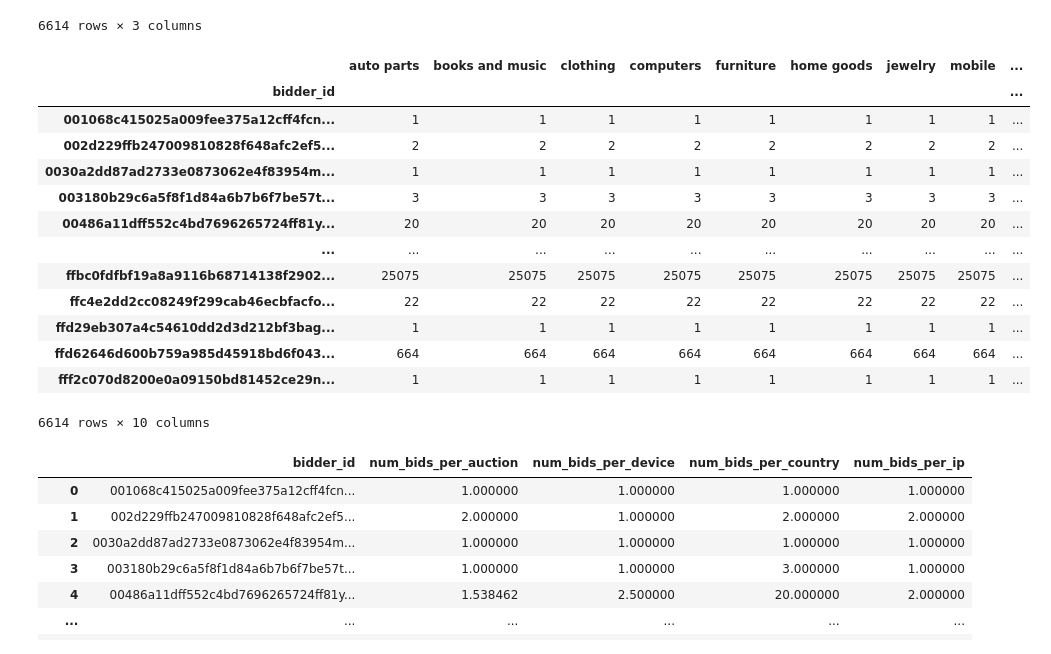
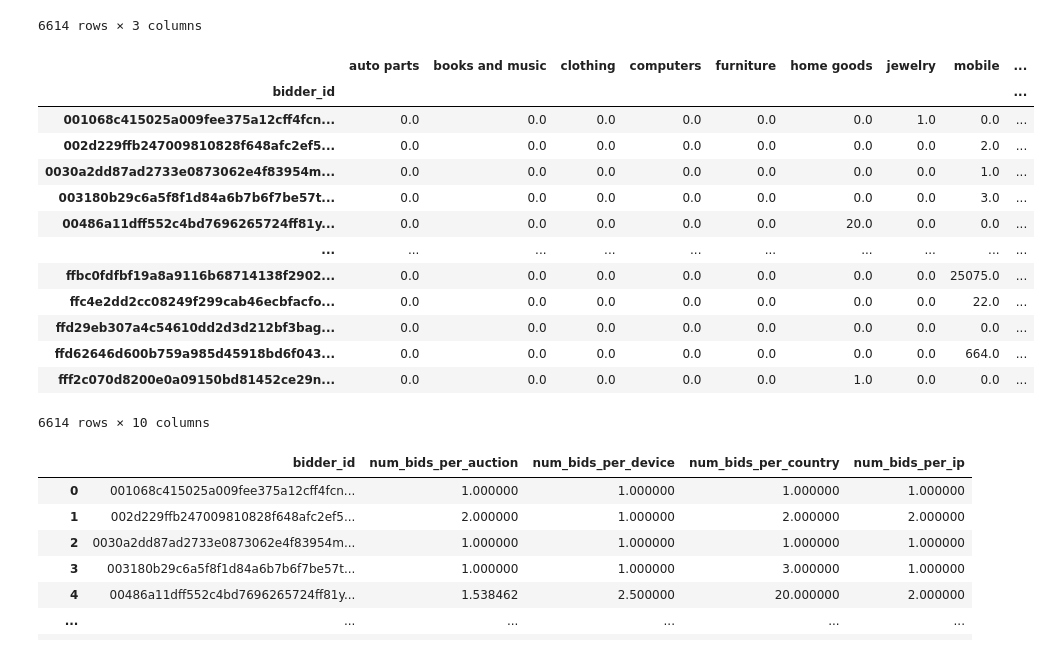
Before and after one commit to H-o-R/human_or_robot, a Jupyter notebook: ML Project-WQ.ipynb, the cells around one changed output. Cells and saved outputs as stored; diff of their text form; code cells hidden in the pictures.

```diff
--- a/ML Project-WQ.ipynb
+++ b/ML Project-WQ.ipynb
@@ -245,30 +354,30 @@ total_inst_resp
 # %%
 # one-hot encoding merchandise - working
 one_hot = pd.get_dummies(bids_df['merchandise'])
 one_hot_df = bids_df.join(one_hot)
 one_hot_df = one_hot_df.drop('merchandise', axis=1)
 # one_hot_df = one_hot_df.join(one_hot)
 # one_hot_df = one_hot_df.rename(columns={1.0:'merchandise=1.0',2.0:'merchandise=2.0'})
 one_hot_df.set_index("bidder_id", inplace=True)
 one_hot_df = one_hot_df[['auto parts', 'books and music', 'clothing', 'computers',
        'furniture', 'home goods', 'jewelry', 'mobile', 'office equipment',
        'sporting goods']]
-one_hot_df = one_hot_df.groupby("bidder_id").count()
+one_hot_df = one_hot_df.groupby("bidder_id").sum()
 one_hot_df
 # %% [output]
 |  | auto parts | books and music | clothing | computers | furniture | home goods | jewelry | mobile | ... |
 | bidder_id |  |  |  |  |  |  |  |  | ... |
-| 001068c415025a009fee375a12cff4fcn... | 1 | 1 | 1 | 1 | 1 | 1 | 1 | 1 | ... |
-| 002d229ffb247009810828f648afc2ef5... | 2 | 2 | 2 | 2 | 2 | 2 | 2 | 2 | ... |
-| 0030a2dd87ad2733e0873062e4f83954m... | 1 | 1 | 1 | 1 | 1 | 1 | 1 | 1 | ... |
-| 003180b29c6a5f8f1d84a6b7b6f7be57t... | 3 | 3 | 3 | 3 | 3 | 3 | 3 | 3 | ... |
-| 00486a11dff552c4bd7696265724ff81y... | 20 | 20 | 20 | 20 | 20 | 20 | 20 | 20 | ... |
+| 001068c415025a009fee375a12cff4fcn... | 0.0 | 0.0 | 0.0 | 0.0 | 0.0 | 0.0 | 1.0 | 0.0 | ... |
+| 002d229ffb247009810828f648afc2ef5... | 0.0 | 0.0 | 0.0 | 0.0 | 0.0 | 0.0 | 0.0 | 2.0 | ... |
+| 0030a2dd87ad2733e0873062e4f83954m... | 0.0 | 0.0 | 0.0 | 0.0 | 0.0 | 0.0 | 0.0 | 1.0 | ... |
+| 003180b29c6a5f8f1d84a6b7b6f7be57t... | 0.0 | 0.0 | 0.0 | 0.0 | 0.0 | 0.0 | 0.0 | 3.0 | ... |
+| 00486a11dff552c4bd7696265724ff81y... | 0.0 | 0.0 | 0.0 | 0.0 | 0.0 | 20.0 | 0.0 | 0.0 | ... |
 | ... | ... | ... | ... | ... | ... | ... | ... | ... | ... |
-| ffbc0fdfbf19a8a9116b68714138f2902... | 25075 | 25075 | 25075 | 25075 | 25075 | 25075 | 25075 | 25075 | ... |
-| ffc4e2dd2cc08249f299cab46ecbfacfo... | 22 | 22 | 22 | 22 | 22 | 22 | 22 | 22 | ... |
-| ffd29eb307a4c54610dd2d3d212bf3bag... | 1 | 1 | 1 | 1 | 1 | 1 | 1 | 1 | ... |
-| ffd62646d600b759a985d45918bd6f043... | 664 | 664 | 664 | 664 | 664 | 664 | 664 | 664 | ... |
-| fff2c070d8200e0a09150bd81452ce29n... | 1 | 1 | 1 | 1 | 1 | 1 | 1 | 1 | ... |
+| ffbc0fdfbf19a8a9116b68714138f2902... | 0.0 | 0.0 | 0.0 | 0.0 | 0.0 | 0.0 | 0.0 | 25075.0 | ... |
+| ffc4e2dd2cc08249f299cab46ecbfacfo... | 0.0 | 0.0 | 0.0 | 0.0 | 0.0 | 0.0 | 0.0 | 22.0 | ... |
+| ffd29eb307a4c54610dd2d3d212bf3bag... | 0.0 | 0.0 | 0.0 | 0.0 | 0.0 | 0.0 | 0.0 | 0.0 | ... |
+| ffd62646d600b759a985d45918bd6f043... | 0.0 | 0.0 | 0.0 | 0.0 | 0.0 | 0.0 | 0.0 | 664.0 | ... |
+| fff2c070d8200e0a09150bd81452ce29n... | 0.0 | 0.0 | 0.0 | 0.0 | 0.0 | 1.0 | 0.0 | 0.0 | ... |
 6614 rows × 10 columns
 # %%
 # percent instant resp (skipz first)
```
Also changed, not shown: parts of 32 cells of this notebook, 3 other files.
